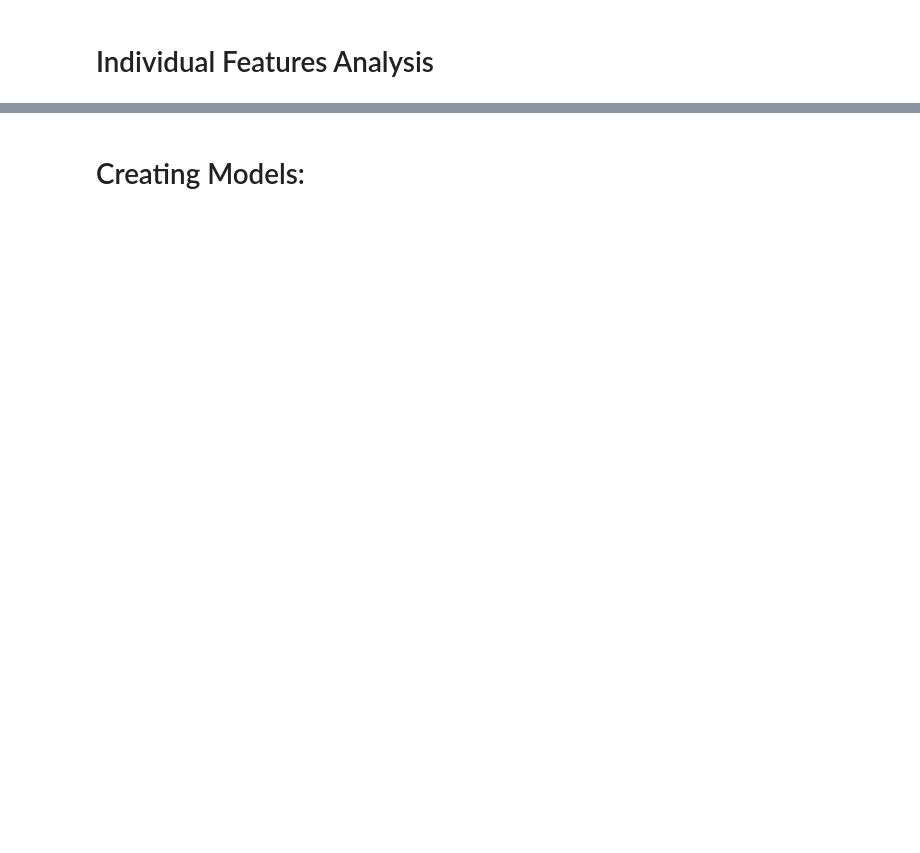
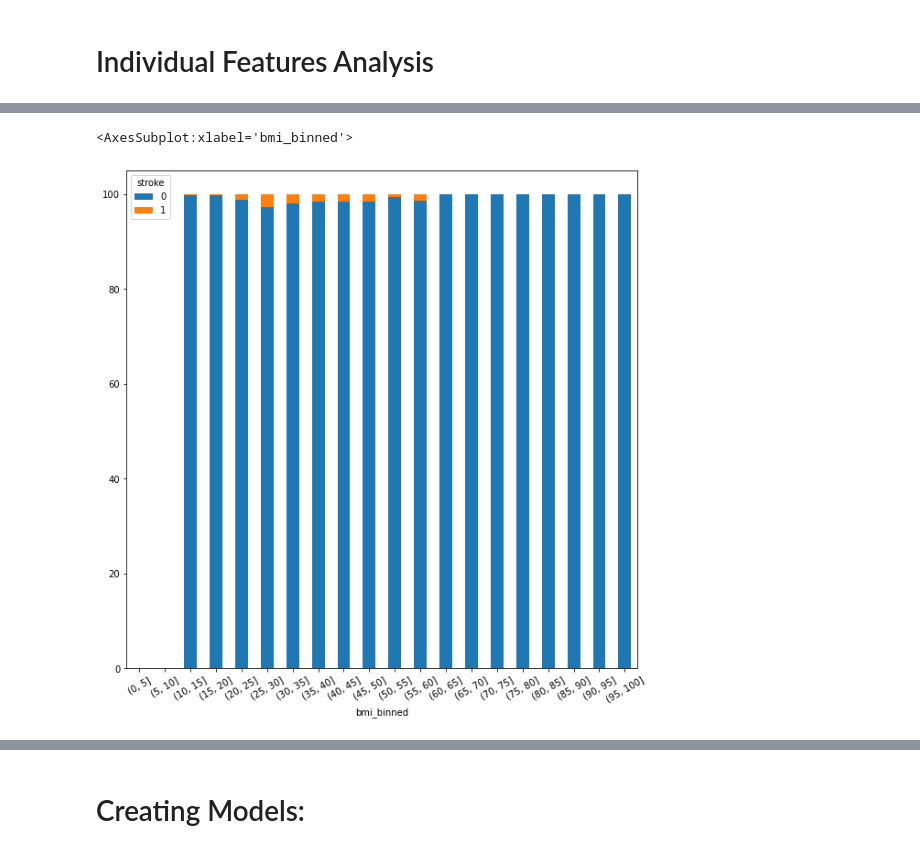
Before and after one commit to nghiepluu/stroke_detection, a Jupyter notebook: Dissertation.ipynb, the cells around one changed output, grey strips where cells are left out. Saved outputs shown, nothing was run; the diff lists cells and outputs as text; code cells hidden in the pictures; blank space fills up the shorter version.

```diff
--- a/Dissertation.ipynb
+++ b/Dissertation.ipynb
@@ -216,0 +317,6 @@ axis.set_title('Correlation Matrix');
+# %%
+
+get_100_percent_stacked_bar_chart('bmi_binned',width=1)
+# %% [output]
+<AxesSubplot:xlabel='bmi_binned'>
+[figure, added]
```
Also changed, not shown: parts of 18 cells of this notebook.
